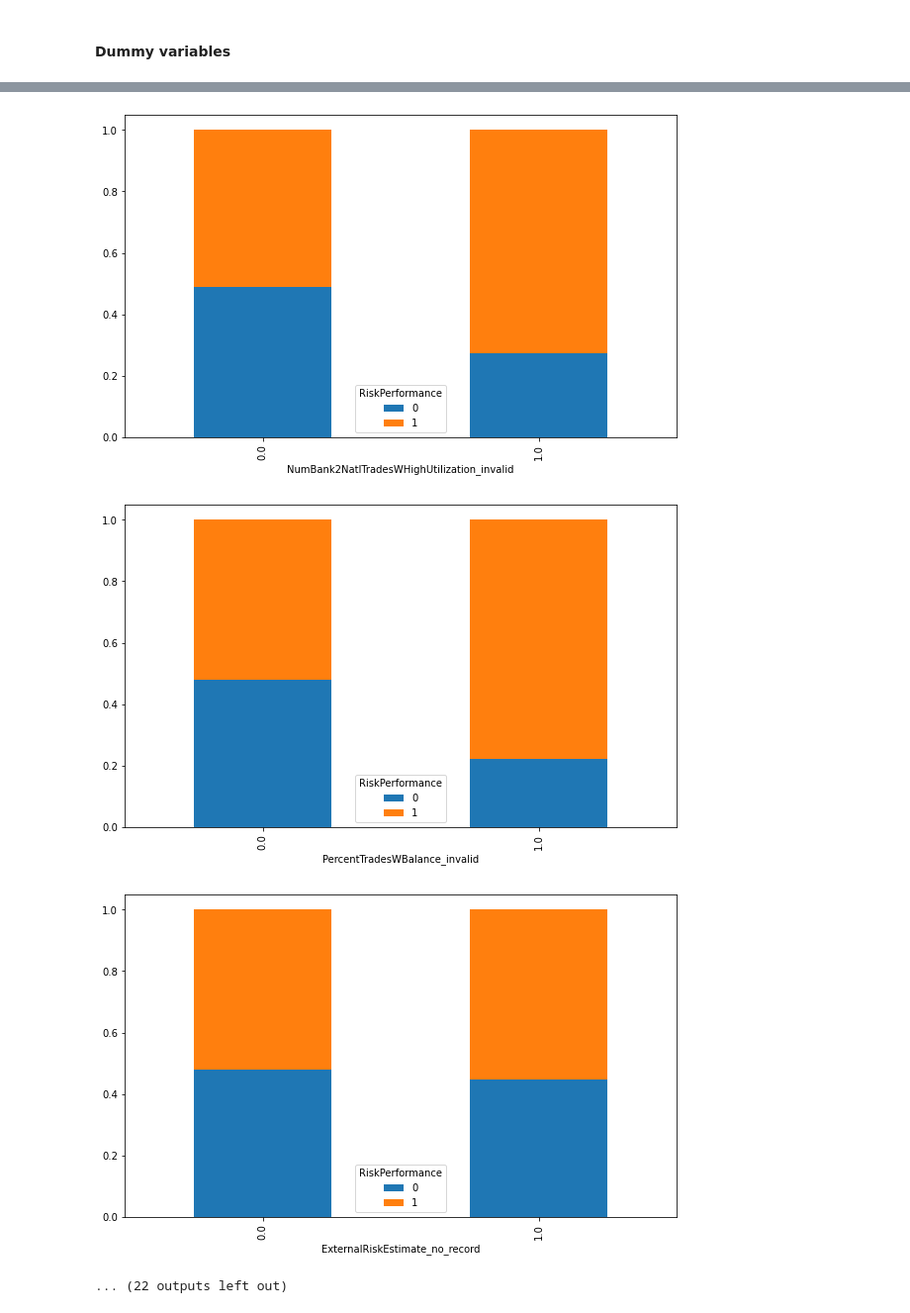
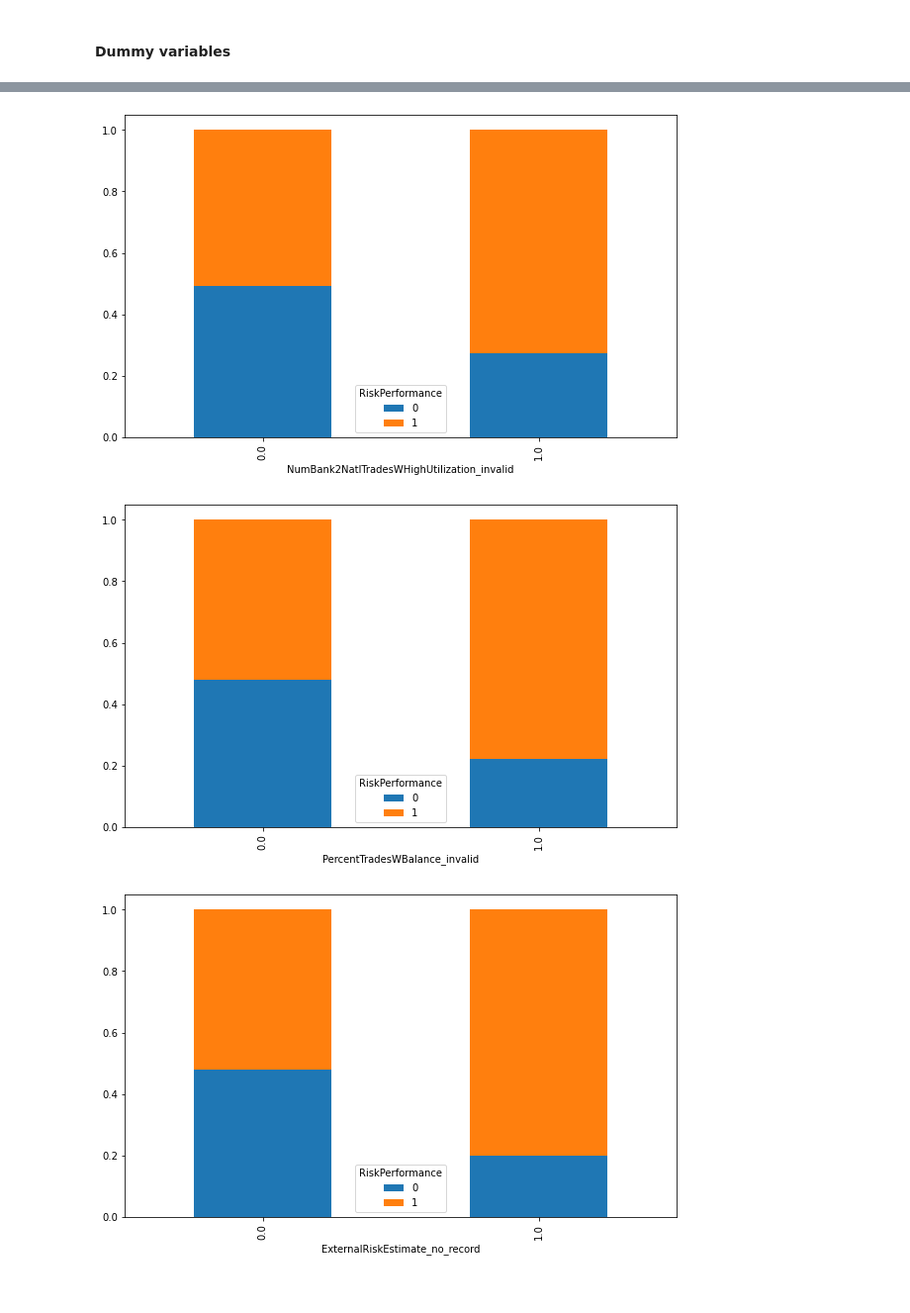
Before and after one commit to felixpeters/ethical-ai-tooling, a Jupyter notebook: nbs/01_Credit_Scoring_Models.ipynb, the cells around one changed output, grey strips where cells are left out. Shown at 99% size. Cells and saved outputs as stored; diff of their text form; code cells hidden in the pictures.

```diff
--- a/nbs/01_Credit_Scoring_Models.ipynb
+++ b/nbs/01_Credit_Scoring_Models.ipynb
@@ -85,0 +90,5 @@ raw.head()
+# %%
+y = raw.pop('RiskPerformance')
+y = y[(raw > -9).any(axis=1)].reset_index(drop=True)
+raw = raw.loc[(raw > -9).any(axis=1)].reset_index(drop=True)
+raw.shape
@@ -88,6 +99,5 @@ raw.head()
 # %%
 from sklearn.model_selection import train_test_split
-# %%
-y = raw.RiskPerformance
-X = raw.drop(columns='RiskPerformance')
+# %%
+X = raw
 # %%
@@ -244,6 +277,6 @@ import matplotlib.pyplot as plt
 # %%
 proc = pd.concat([y, X], axis=1)
-for col in X.columns[:(raw.shape[1]-1)]:
+for col in X.columns[:(raw.shape[1])]:
     ax = proc.groupby(['RiskPerformance'])[col].plot.density(title=col, figsize=(10,6))
     plt.legend(['RiskPerformance: Good', 'RiskPerformance: Bad'])
     plt.show()
@@ -264,7 +297,7 @@ for col in X.columns[:(raw.shape[1]-1)]:
 # %% [markdown]
 #### Dummy variables
 # %%
-for col in X.columns[(raw.shape[1]-1):]:
+for col in X.columns[(raw.shape[1]):]:
     df = proc.groupby([col, 'RiskPerformance']).size().unstack()
     df['total'] = df.sum(axis=1)
     df = df.div(df.total, axis=0).drop(columns=['total'])
@@ -275,12 +308,11 @@ for col in X.columns[(raw.shape[1]-1):]:
 [figure]
 [figure]
 [figure]
 [figure]
 [figure]
 [figure]
 [figure]
 [figure]
 [figure]
 [figure]
-[figure, old version]
+[figure, new version]
-... (22 outputs left out)
```
Also changed, not shown: parts of 32 cells of this notebook, 2 other files.
